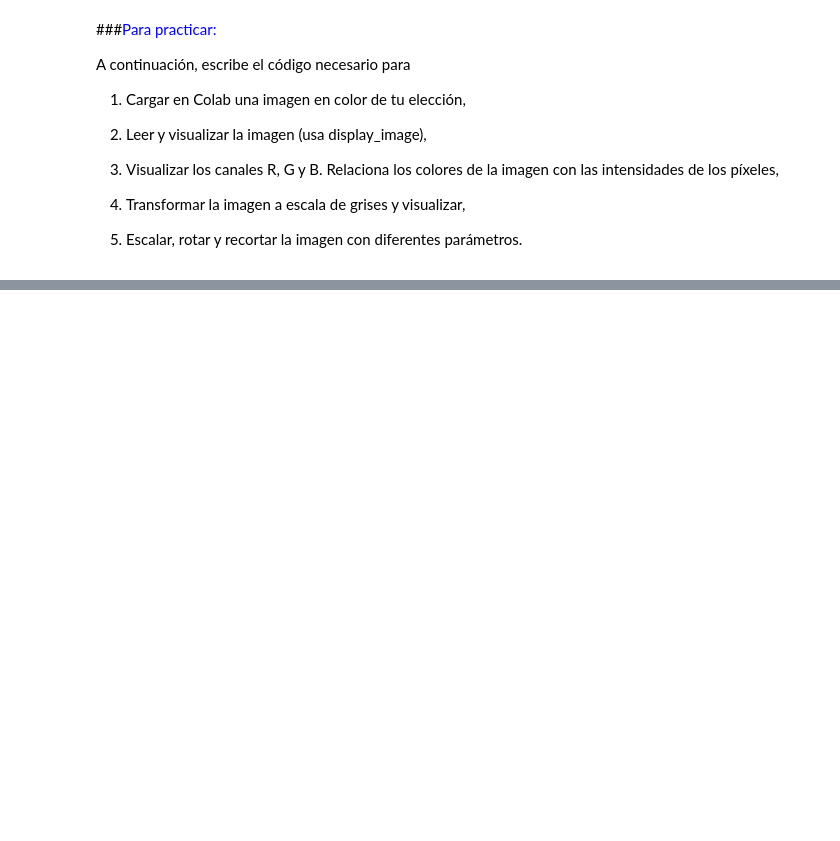
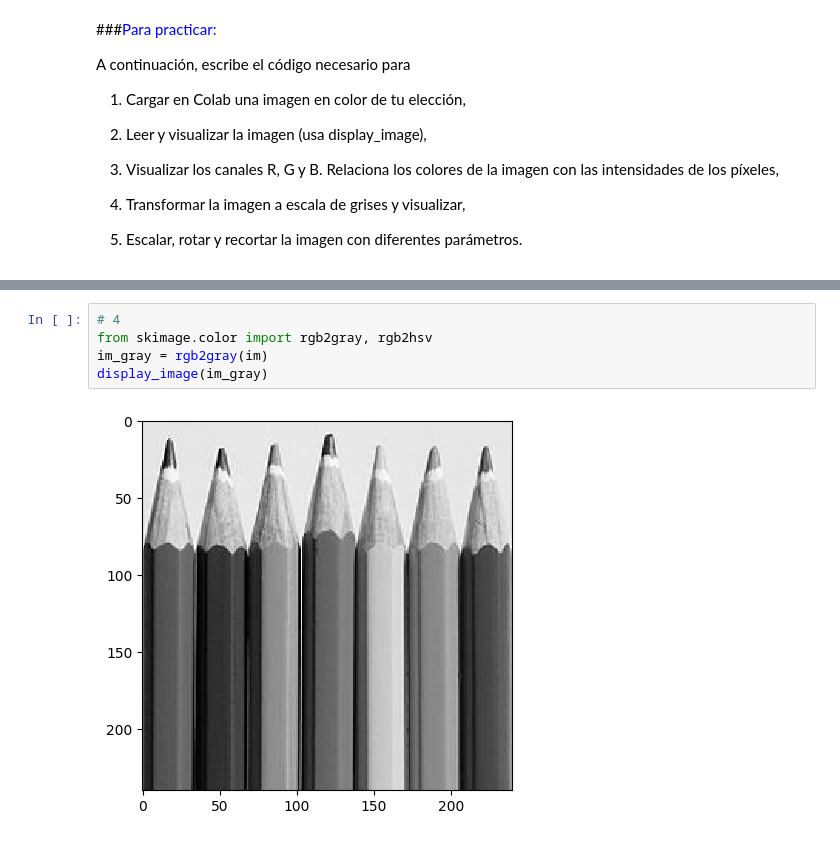
Before and after one commit to Yagouch/PDI-Notebook, a Jupyter notebook: P1/PDI_Lab1_Introduccion.ipynb, the cells around one changed output, grey strips where cells are left out. Saved outputs shown, nothing was run; the diff lists cells and outputs as text; blank space fills up the shorter version.

```diff
--- a/P1/PDI_Lab1_Introduccion.ipynb
+++ b/P1/PDI_Lab1_Introduccion.ipynb
@@ -300,0 +321,7 @@ A continuación, escribe el código necesario para
+# %%
+# 4
+from skimage.color import rgb2gray, rgb2hsv
+im_gray = rgb2gray(im)
+display_image(im_gray)
+# %% [output]
+[figure, added]
```
Also changed, not shown: parts of 5 cells of this notebook.
